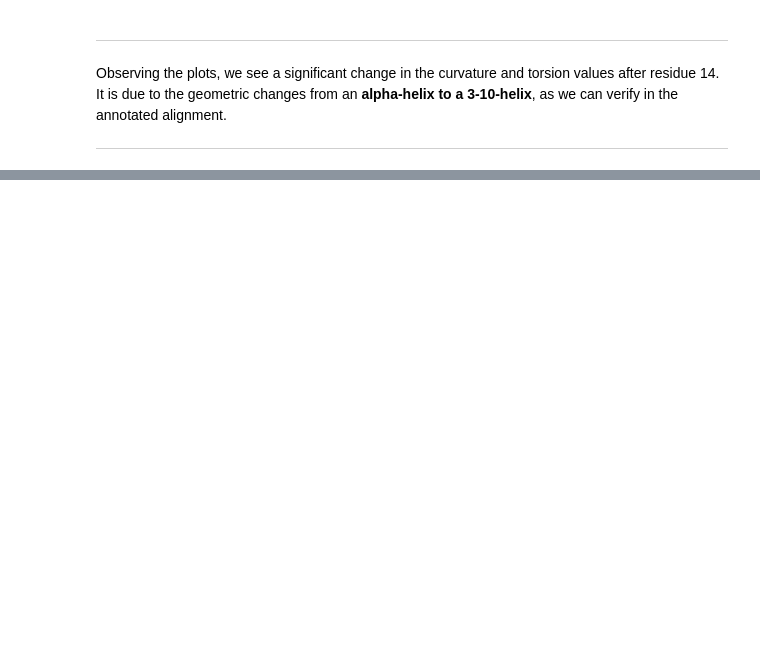
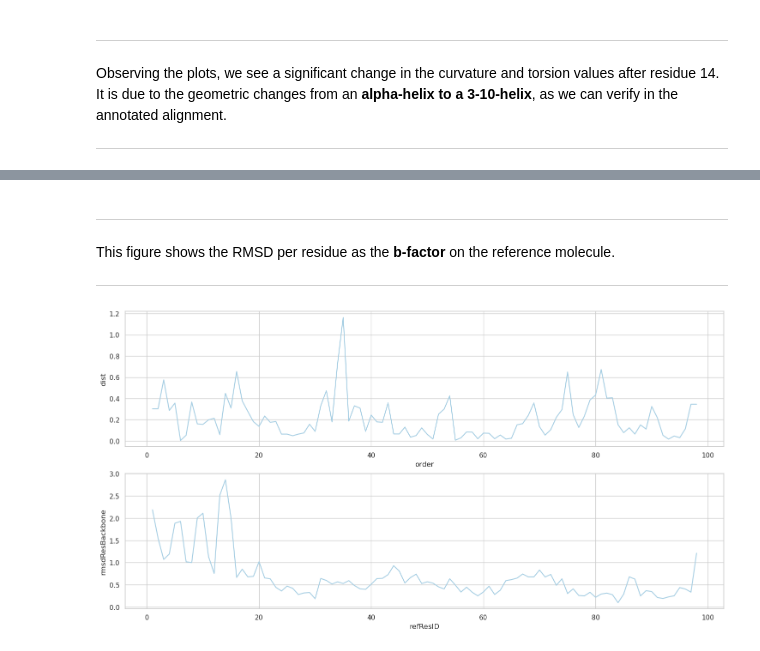
Before and after one commit to rwmontalvao/Melodia_py, a Jupyter notebook: examples/03_basic_similarity_analysis.ipynb, the cells around one changed output, grey strips where cells are left out. Saved outputs shown, nothing was run; the diff lists cells and outputs as text; code cells hidden in the pictures; blank space fills up the shorter version.

```diff
--- a/examples/03_basic_similarity_analysis.ipynb
+++ b/examples/03_basic_similarity_analysis.ipynb
@@ -273,0 +278,3 @@ Observing the plots, we see a significant change in the curvature and torsion va
+# %%
+dfrmsd = pd.read_csv('rmsd_res.csv')
+dfrmsd
@@ -273,0 +297,13 @@ Observing the plots, we see a significant change in the curvature and torsion va
+# %% [markdown]
+***
+This figure shows the RMSD per residue as the **b-factor** on the reference molecule.
+***
+# %%
+# Plot the RMSD
+fig, ax =plt.subplots(2,1)
+sns.set(rc={'figure.figsize':(18.0, 9.0)})
+sns.set_theme(style='whitegrid', palette='tab10')
+sns.lineplot(x='order', y='dist', data=dftsd, ax=ax[0])
+sns.lineplot(x='refResID', y='rmsdResBackbone', data=dfrmsd, ax=ax[1]);
+# %% [output]
+[figure, added]
```
Also changed, not shown: parts of 21 cells of this notebook, 14 other files.
